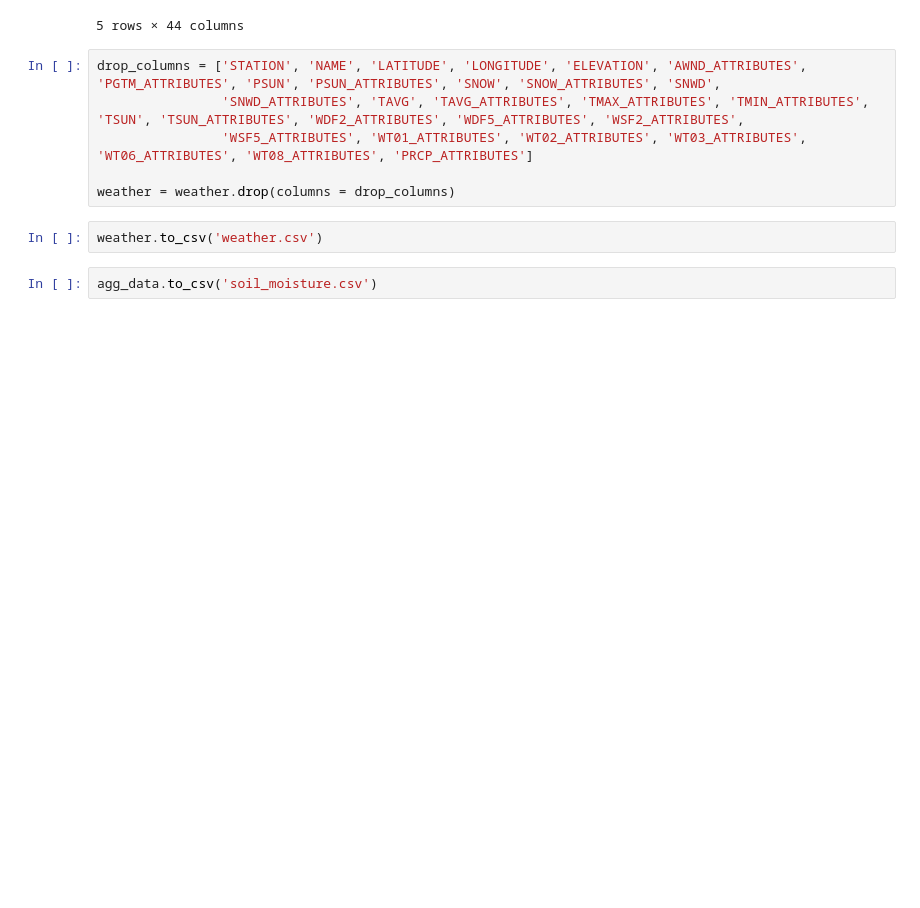
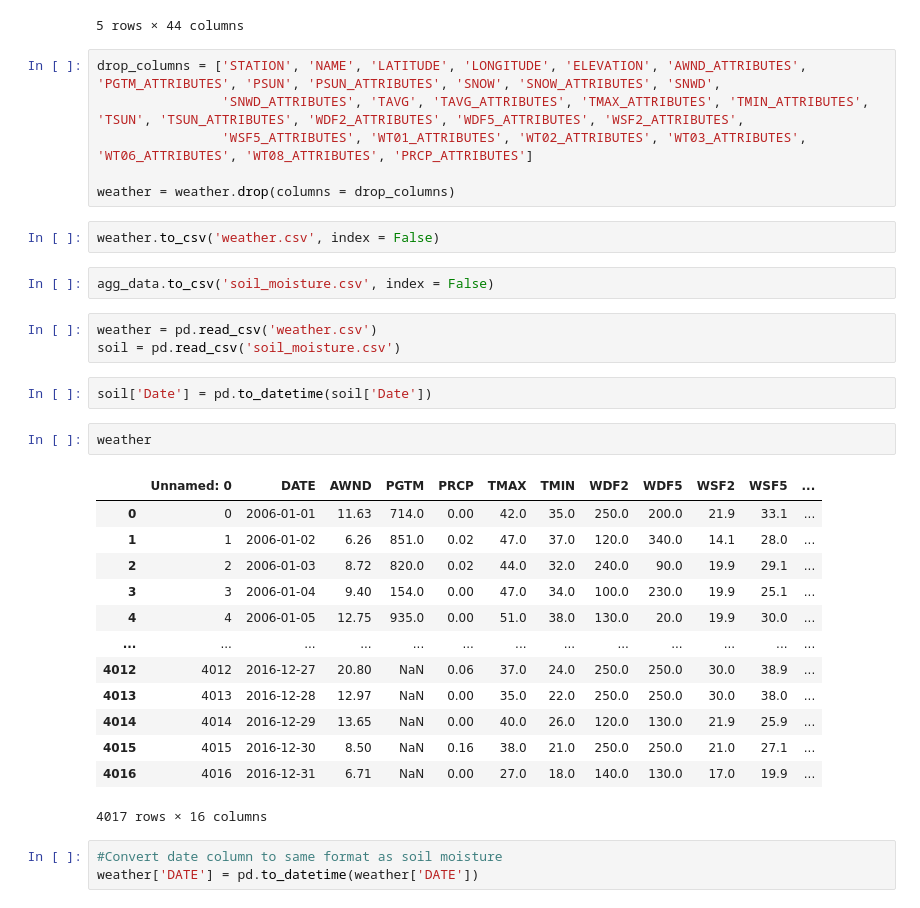
Before and after one commit to cybertraining-dsc/cybertraining-dsc.github.io-v1, a Jupyter notebook: docs/report/fa20-523-305/project/data_cleaning_aggregation.ipynb, the cells around one changed output. Saved outputs shown, nothing was run; the diff lists cells and outputs as text; blank space fills up the shorter version.

```diff
--- a/docs/report/fa20-523-305/project/data_cleaning_aggregation.ipynb
+++ b/docs/report/fa20-523-305/project/data_cleaning_aggregation.ipynb
@@ -92,6 +78,30 @@ drop_columns = ['STATION', 'NAME', 'LATITUDE', 'LONGITUDE', 'ELEVATION', 'AWND_A
 
 weather = weather.drop(columns = drop_columns)
 # %%
-weather.to_csv('weather.csv')
+weather.to_csv('weather.csv', index = False)
 # %%
-agg_data.to_csv('soil_moisture.csv')
+agg_data.to_csv('soil_moisture.csv', index = False)
+# %%
+weather = pd.read_csv('weather.csv')
+soil = pd.read_csv('soil_moisture.csv')
+# %%
+soil['Date'] = pd.to_datetime(soil['Date'])
+# %%
+weather
+# %% [output]
+|  | Unnamed: 0 | DATE | AWND | PGTM | PRCP | TMAX | TMIN | WDF2 | WDF5 | WSF2 | WSF5 | ... |
+| 0 | 0 | 2006-01-01 | 11.63 | 714.0 | 0.00 | 42.0 | 35.0 | 250.0 | 200.0 | 21.9 | 33.1 | ... |
+| 1 | 1 | 2006-01-02 | 6.26 | 851.0 | 0.02 | 47.0 | 37.0 | 120.0 | 340.0 | 14.1 | 28.0 | ... |
+| 2 | 2 | 2006-01-03 | 8.72 | 820.0 | 0.02 | 44.0 | 32.0 | 240.0 | 90.0 | 19.9 | 29.1 | ... |
+| 3 | 3 | 2006-01-04 | 9.40 | 154.0 | 0.00 | 47.0 | 34.0 | 100.0 | 230.0 | 19.9 | 25.1 | ... |
+| 4 | 4 | 2006-01-05 | 12.75 | 935.0 | 0.00 | 51.0 | 38.0 | 130.0 | 20.0 | 19.9 | 30.0 | ... |
+| ... | ... | ... | ... | ... | ... | ... | ... | ... | ... | ... | ... | ... |
+| 4012 | 4012 | 2016-12-27 | 20.80 | NaN | 0.06 | 37.0 | 24.0 | 250.0 | 250.0 | 30.0 | 38.9 | ... |
+| 4013 | 4013 | 2016-12-28 | 12.97 | NaN | 0.00 | 35.0 | 22.0 | 250.0 | 250.0 | 30.0 | 38.0 | ... |
+| 4014 | 4014 | 2016-12-29 | 13.65 | NaN | 0.00 | 40.0 | 26.0 | 120.0 | 130.0 | 21.9 | 25.9 | ... |
+| 4015 | 4015 | 2016-12-30 | 8.50 | NaN | 0.16 | 38.0 | 21.0 | 250.0 | 250.0 | 21.0 | 27.1 | ... |
+| 4016 | 4016 | 2016-12-31 | 6.71 | NaN | 0.00 | 27.0 | 18.0 | 140.0 | 130.0 | 17.0 | 19.9 | ... |
+4017 rows × 16 columns
+# %%
+#Convert date column to same format as soil moisture
+weather['DATE'] = pd.to_datetime(weather['DATE'])
```
Also changed, not shown: parts of 8 cells of this notebook, 8 other files.
